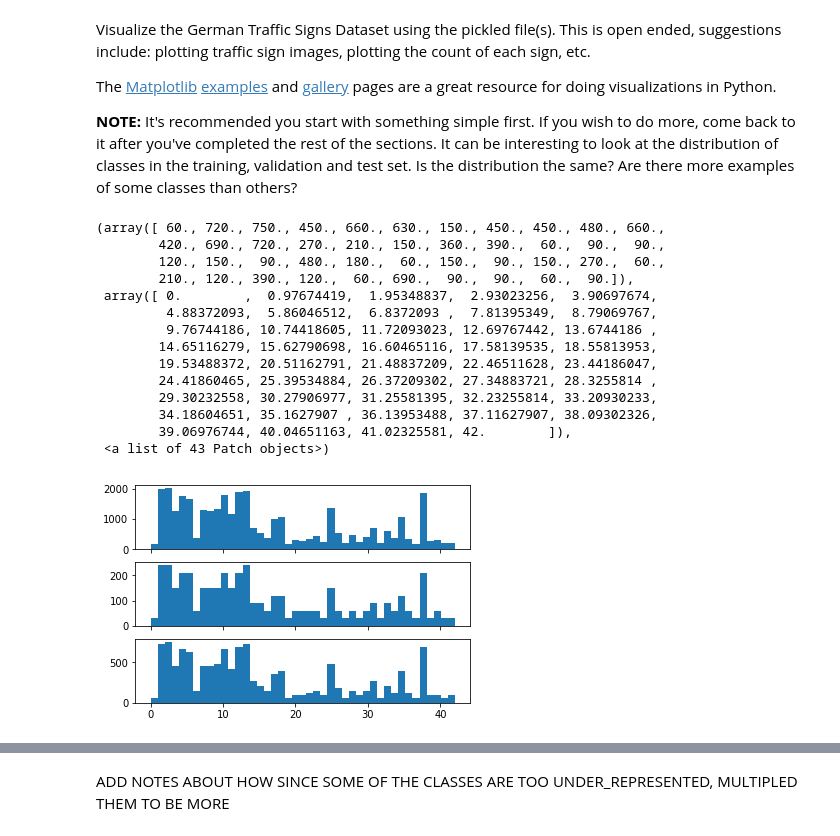
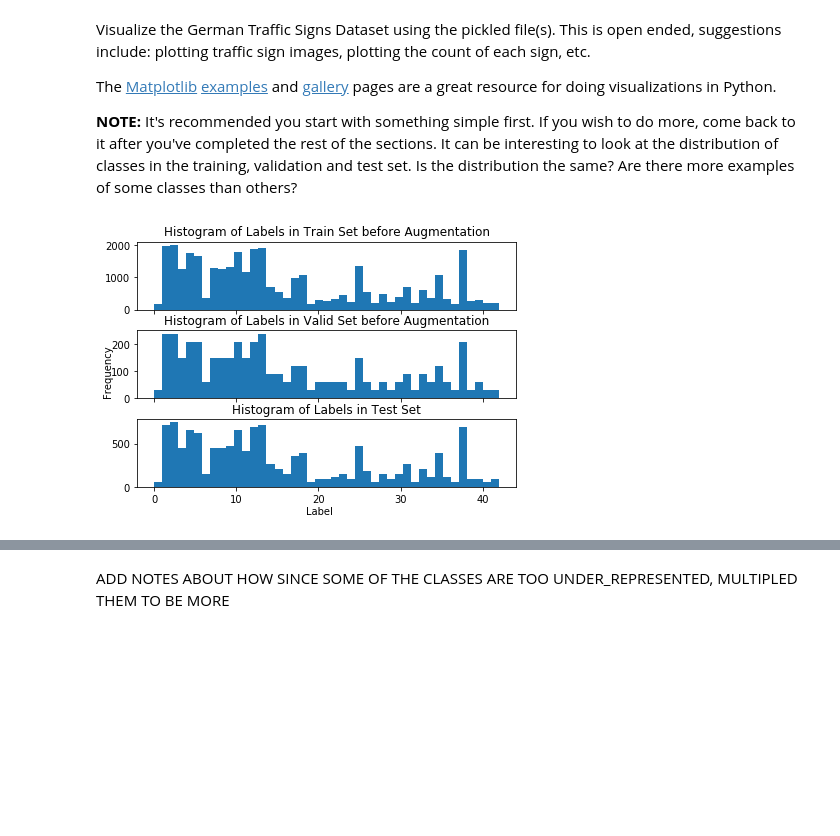
Before and after one commit to AdarshK1/CarND-Traffic-Sign-Classifier-Project, a Jupyter notebook: Traffic_Sign_Classifier.ipynb, the cells around one changed output, grey strips where cells are left out. Cells and saved outputs as stored; diff of their text form; code cells hidden in the pictures; blank space fills up the shorter version.

```diff
--- a/Traffic_Sign_Classifier.ipynb
+++ b/Traffic_Sign_Classifier.ipynb
@@ -103,29 +103,23 @@ The [Matplotlib](http://matplotlib.org/) [examples](http://matplotlib.org/exampl
 # %%
 ### Data exploration visualization code goes here.
 ### Feel free to use as many code cells as needed.
 import matplotlib.pyplot as plt
 # Visualizations will be shown in the notebook.
 %matplotlib inline
 fig, axes = plt.subplots(3, 1, sharex=True)
+fig.tight_layout()
 axes[0].hist(y_train, bins=n_classes)
+fig.text(0.5, 0, 'Label', ha='center')
+fig.text(0, 0.5, 'Frequency', va='center', rotation='vertical')
+axes[0].set_title("Histogram of Labels in Train Set before Augmentation")
 axes[1].hist(y_valid, bins=n_classes)
+axes[1].set_title("Histogram of Labels in Valid Set before Augmentation")
 axes[2].hist(y_test, bins=n_classes)
+axes[2].set_title("Histogram of Labels in Test Set")
+
+# plt.savefig('histogram_labels.png', bbox_inches='tight')
 # %% [output]
-(array([ 60., 720., 750., 450., 660., 630., 150., 450., 450., 480., 660.,
-        420., 690., 720., 270., 210., 150., 360., 390.,  60.,  90.,  90.,
-        120., 150.,  90., 480., 180.,  60., 150.,  90., 150., 270.,  60.,
-        210., 120., 390., 120.,  60., 690.,  90.,  90.,  60.,  90.]),
- array([ 0.        ,  0.97674419,  1.95348837,  2.93023256,  3.90697674,
-         4.88372093,  5.86046512,  6.8372093 ,  7.81395349,  8.79069767,
-         9.76744186, 10.74418605, 11.72093023, 12.69767442, 13.6744186 ,
-        14.65116279, 15.62790698, 16.60465116, 17.58139535, 18.55813953,
-        19.53488372, 20.51162791, 21.48837209, 22.46511628, 23.44186047,
-        24.41860465, 25.39534884, 26.37209302, 27.34883721, 28.3255814 ,
-        29.30232558, 30.27906977, 31.25581395, 32.23255814, 33.20930233,
-        34.18604651, 35.1627907 , 36.13953488, 37.11627907, 38.09302326,
-        39.06976744, 40.04651163, 41.02325581, 42.        ]),
- <a list of 43 Patch objects>)
-[figure, old version]
+[figure, new version]
 # %%
 fig, axes = plt.subplots(3, 1, sharex=True)
 axes[0].hist(y_train, bins=n_classes, normed=True)
```
Also changed, not shown: parts of 10 cells of this notebook, 9 other files.
